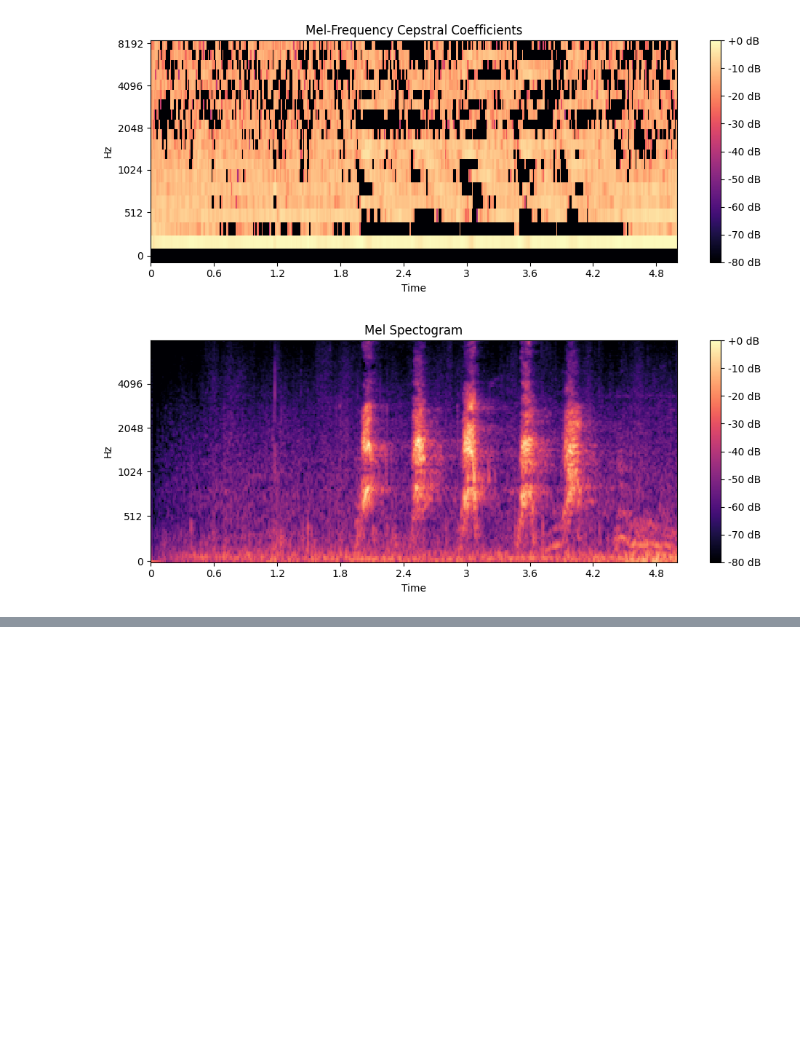
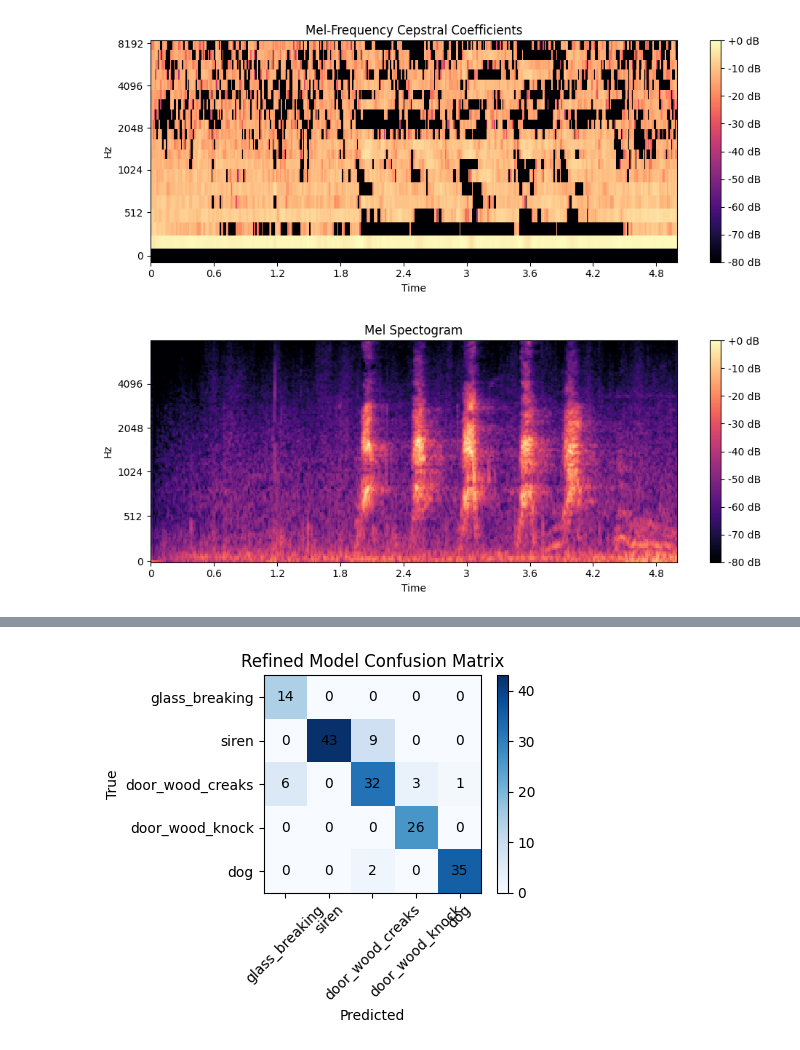
Before and after one commit to bsgursta/LocalInference, a Jupyter notebook: backend/model/model.ipynb, the cells around one changed output, grey strips where cells are left out. Saved outputs shown, nothing was run; the diff lists cells and outputs as text; code cells hidden in the pictures; blank space fills up the shorter version.

Commit message:
Update Model

```diff
--- a/backend/model/model.ipynb
+++ b/backend/model/model.ipynb
@@ -879,0 +875,74 @@ torch.save(best_model_final.state_dict(), 'path.pth')
+# %%
+from torch.utils.data import DataLoader
+from sklearn.metrics import accuracy_score, precision_recall_fscore_support, balanced_accuracy_score
+
+
+def evaluate_onnx_multiclass(ort_session, dataset, criterion, batch_size=32):
+    loader = DataLoader(dataset, batch_size=batch_size, shuffle=False, num_workers=0)
+    input_name = ort_session.get_inputs()[0].name
+
+    total_loss = 0.0
+    y_true = []
+    y_pred = []
+
+    for features, labels in loader:
+        inputs_np = features.detach().cpu().numpy().astype(np.float32)
+        logits = ort_session.run(None, {input_name: inputs_np})[0]
+
+        logits_tensor = torch.from_numpy(logits)
+        labels_tensor = labels.long()
+        loss = criterion(logits_tensor, labels_tensor)
+        total_loss += loss.item()
+
+        preds = np.argmax(logits, axis=1)
+        y_true.extend(labels_tensor.numpy().tolist())
+        y_pred.extend(preds.tolist())
+
+    avg_loss = total_loss / len(dataset)
+    accuracy = accuracy_score(y_true, y_pred)
+    precision, recall, f1, _ = precision_recall_fscore_support(
+        y_true, y_pred, average='macro', zero_division=0
+    )
+    balanced_acc = balanced_accuracy_score(y_true, y_pred)
+
+    return avg_loss, accuracy, precision, recall, f1, balanced_acc, y_true, y_pred
+
+
+if 'class_weights_eval' in globals():
+    onnx_weight = class_weights_eval.detach().cpu() if hasattr(class_weights_eval, 'detach') else torch.as_tensor(class_weights_eval).cpu()
+    onnx_criterion = nn.CrossEntropyLoss(weight=onnx_weight, reduction='sum')
+else:
+    onnx_criterion = nn.CrossEntropyLoss(reduction='sum')
+
+onnx_test_loss, onnx_test_acc, onnx_precision, onnx_recall, onnx_f1, onnx_balanced_acc, y_true, y_pred = evaluate_onnx_multiclass(
+    ort_session,
+    test_dataset,
+    onnx_criterion,
+)
+
+print(f'ONNX Test Loss: {onnx_test_loss:.4f}')
+print(f'ONNX Test Accuracy: {onnx_test_acc:.4f}')
+print(f'ONNX Precision (macro): {onnx_precision:.4f}')
+print(f'ONNX Recall (macro): {onnx_recall:.4f}')
+print(f'ONNX F1 (macro): {onnx_f1:.4f}')
+print(f'ONNX Balanced Accuracy: {onnx_balanced_acc:.4f}')
+
+#cm
+cm = confusion_matrix(y_true, y_pred, labels=class_ids)
+
+plt.figure(figsize=(len(class_ids), max(len(class_ids) - 1, 4)))
+plt.imshow(cm, cmap="Blues")
+plt.title("Refined Model Confusion Matrix")
+plt.colorbar()
+plt.xticks(range(len(class_ids)), class_names, rotation=45)
+plt.yticks(range(len(class_ids)), class_names)
+
+for i in range(cm.shape[0]):
+    for j in range(cm.shape[1]):
+        plt.text(j, i, str(cm[i, j]), ha="center", va="center")
+
+plt.xlabel("Predicted")
+plt.ylabel("True")
+plt.tight_layout()
+plt.show()
+# %% [output]
@@ -879,0 +955 @@ torch.save(best_model_final.state_dict(), 'path.pth')
+[figure, added]
```
Also changed, not shown: parts of 9 cells of this notebook, 2 other files.
